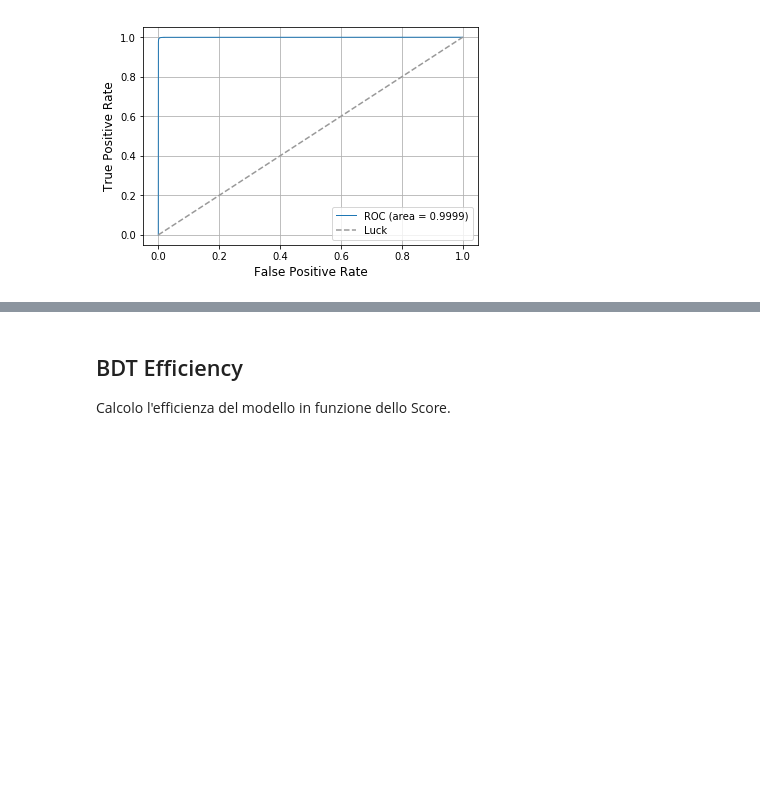
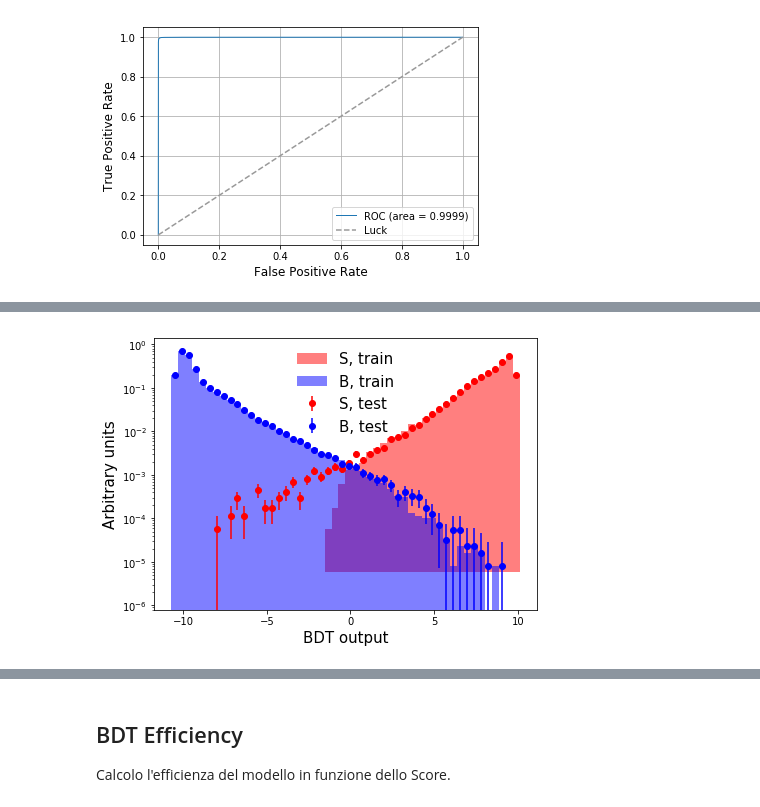
Before and after one commit to pfecchio/HypertritonML, a Jupyter notebook: Hypertriton2Body/Optimization/TrainingAndSignScan_1040.ipynb, the cells around one changed output, grey strips where cells are left out. Cells and saved outputs as stored; diff of their text form; code cells hidden in the pictures; blank space fills up the shorter version.

```diff
--- a/Hypertriton2Body/Optimization/TrainingAndSignScan_1040.ipynb
+++ b/Hypertriton2Body/Optimization/TrainingAndSignScan_1040.ipynb
@@ -116,3 +120,7 @@ plot_feature_imp(model,['gain','weight'])
+# %%
+plot_output_train_test(model, traindata[training_columns], ytrain, testdata[training_columns], ytest, branch_names=training_columns,raw=True,log=True,location=9)
+# %% [output]
+[figure, added]
 # %%
 plot_output_train_test(model, traindata[training_columns], ytrain, testdata[training_columns], ytest, branch_names=training_columns,raw=True)
 # %% [output]
```
Also changed, not shown: parts of 12 cells of this notebook, 4 other files.
